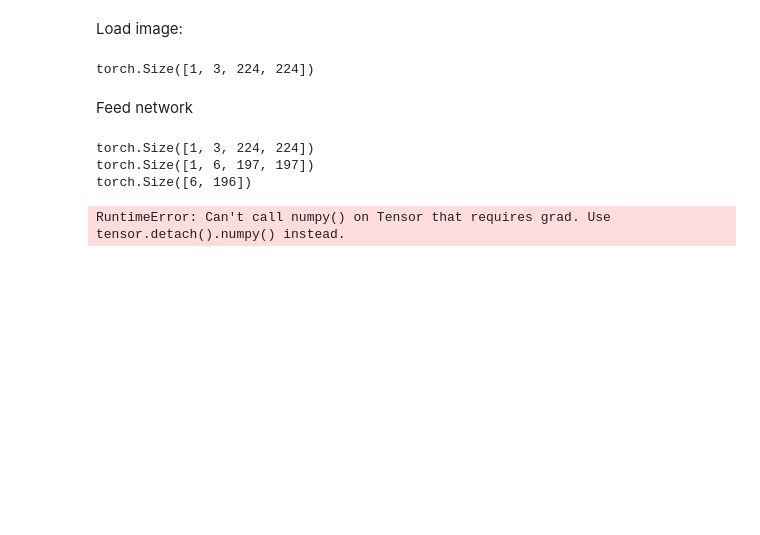
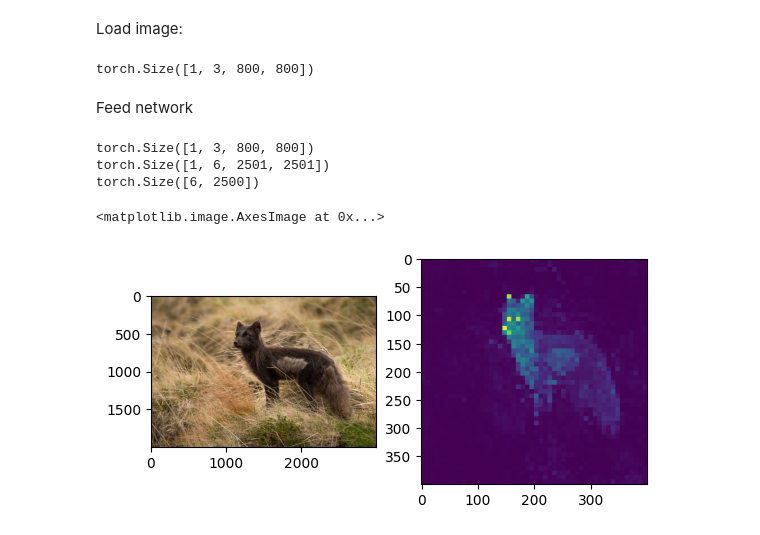
Before and after one commit to brianjohnson555/HapticDisplay, a Jupyter notebook: vis_attention.ipynb, the cells around one changed output. Cells and saved outputs as stored; diff of their text form; code cells hidden in the pictures; blank space fills up the shorter version.

```diff
--- a/vis_attention.ipynb
+++ b/vis_attention.ipynb
@@ -30,15 +30,15 @@ Visualize attention
 # %% [markdown]
 Load image:
 # %%
-image = Image.open("img1.jpg")
-Tx = transforms.Resize((224,224))(image)
+image = Image.open("img2.jpg")
+Tx = transforms.Resize((800,800))(image)
 Tx2 = transforms.ToTensor()(Tx).unsqueeze_(0)
 Tx3 = transforms.Normalize(mean=[0.485, 0.456, 0.406], std=[0.229, 0.224, 0.225])(Tx2)
 Tx3.requires_grad = True
 
 print(Tx3.shape)
 # %% [output]
-torch.Size([1, 3, 224, 224])
+torch.Size([1, 3, 800, 800])
 # %% [markdown]
 Feed network
 # %%
@@ -46,6 +46,7 @@ model.eval()
 model.to(device)
 
 attentions = model.get_last_selfattention(Tx3)
+
 
 print(Tx3.shape)
 print(attentions.shape)
@@ -72,13 +73,21 @@ for head in range(nh):
 th_attn = th_attn.reshape(nh, w_featmap//2, h_featmap//2).float()
 
 # interpolate
-th_attn = nn.functional.interpolate(th_attn.unsqueeze(0), scale_factor=patch_size, mode="nearest")[0].cpu().numpy()
+th_attn = nn.functional.interpolate(th_attn.unsqueeze(0), scale_factor=patch_size, mode="nearest")[0].detach().numpy()
 
 attentions = attentions.reshape(nh, w_featmap//2, h_featmap//2)
-attentions = nn.functional.interpolate(attentions.unsqueeze(0), scale_factor=patch_size, mode="nearest")[0].cpu().numpy()
+attentions = nn.functional.interpolate(attentions.unsqueeze(0), scale_factor=patch_size, mode="nearest")[0].detach().numpy()
 attentions_mean = np.mean(attentions, axis=0)
 # %% [output]
-torch.Size([1, 3, 224, 224])
-torch.Size([1, 6, 197, 197])
-torch.Size([6, 196])
+torch.Size([1, 3, 800, 800])
+torch.Size([1, 6, 2501, 2501])
+torch.Size([6, 2500])
-RuntimeError: Can't call numpy() on Tensor that requires grad. Use tensor.detach().numpy() instead.
+# %%
+figure = plt.figure()
+figure.add_subplot(1,2,1)
+plt.imshow(image)
+figure.add_subplot(1,2,2)
+plt.imshow(attentions_mean)
+# %% [output]
+<matplotlib.image.AxesImage at 0x...>
+[figure, added]
```
Also changed, not shown: 10 other files.
